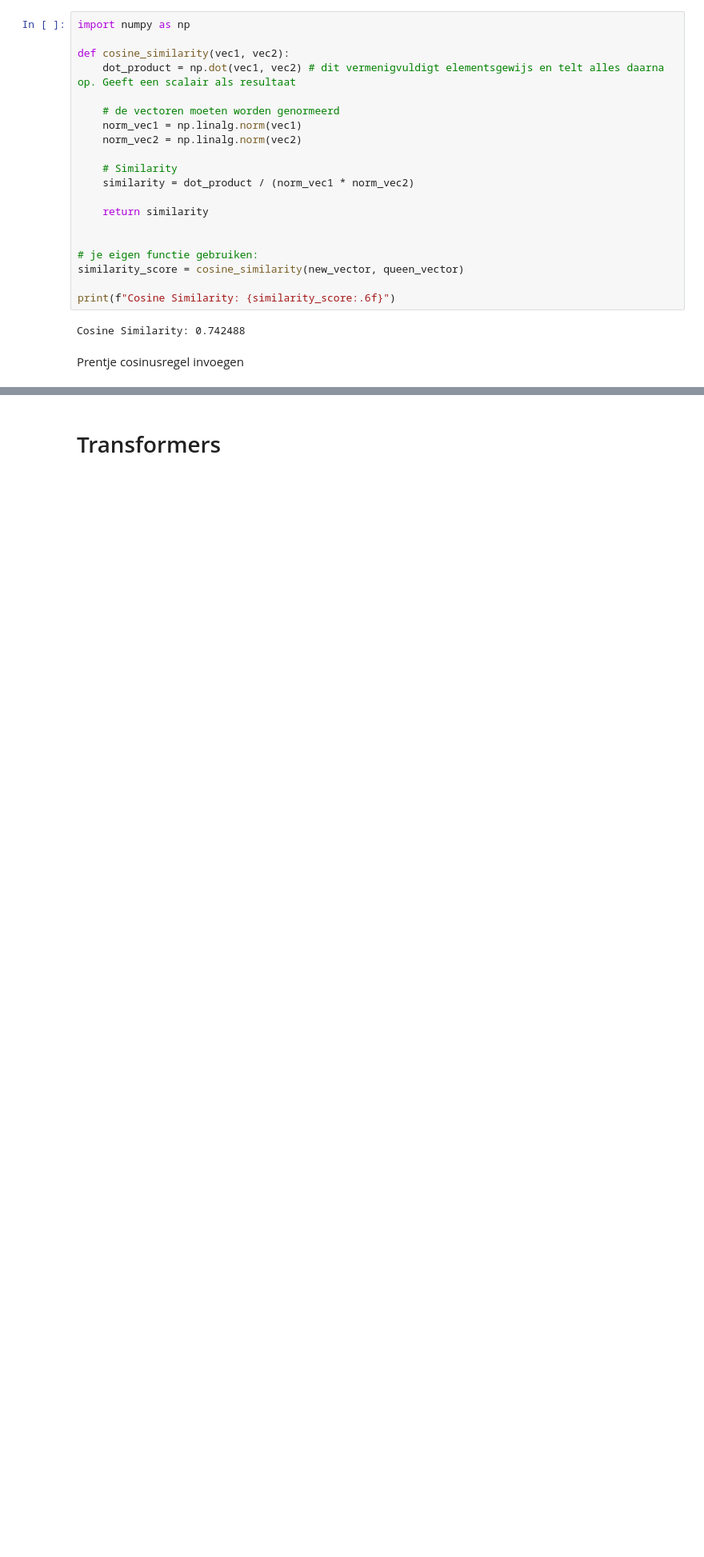
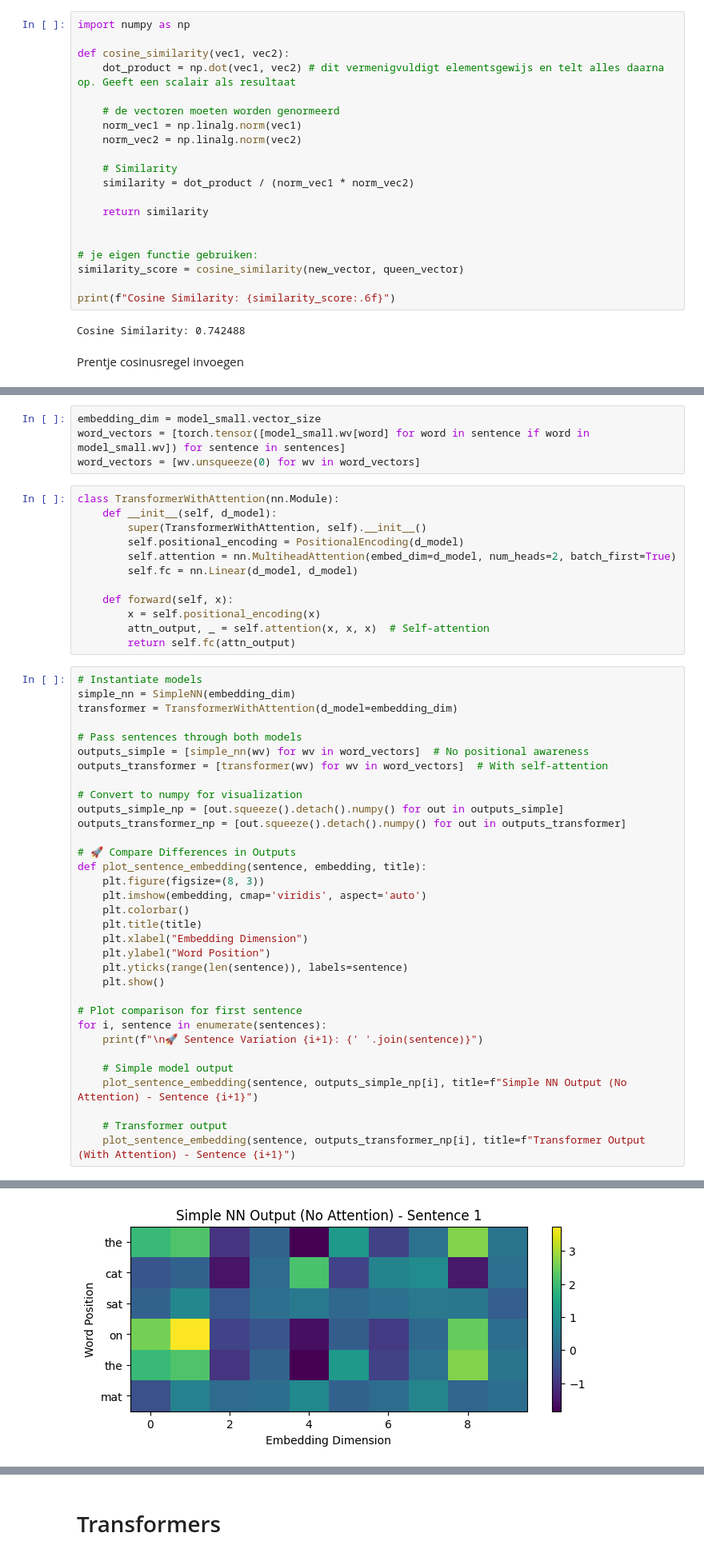
Before and after one commit to brunoruns/pix_llm, a Jupyter notebook: notebook.ipynb, the cells around one changed output, grey strips where cells are left out. Shown at 80% size. Saved outputs shown, nothing was run; the diff lists cells and outputs as text; blank space fills up the shorter version.

Commit message:
attention mechanism

```diff
--- a/notebook.ipynb
+++ b/notebook.ipynb
@@ -126,0 +277,50 @@ Prentje cosinusregel invoegen
+# %%
+embedding_dim = model_small.vector_size
+word_vectors = [torch.tensor([model_small.wv[word] for word in sentence if word in model_small.wv]) for sentence in sentences]
+word_vectors = [wv.unsqueeze(0) for wv in word_vectors]
+# %%
+class TransformerWithAttention(nn.Module):
+    def __init__(self, d_model):
+        super(TransformerWithAttention, self).__init__()
+        self.positional_encoding = PositionalEncoding(d_model)
+        self.attention = nn.MultiheadAttention(embed_dim=d_model, num_heads=2, batch_first=True)
+        self.fc = nn.Linear(d_model, d_model)
+
+    def forward(self, x):
+        x = self.positional_encoding(x)
+        attn_output, _ = self.attention(x, x, x)  # Self-attention
+        return self.fc(attn_output)
+# %%
+# Instantiate models
+simple_nn = SimpleNN(embedding_dim)
+transformer = TransformerWithAttention(d_model=embedding_dim)
+
+# Pass sentences through both models
+outputs_simple = [simple_nn(wv) for wv in word_vectors]  # No positional awareness
+outputs_transformer = [transformer(wv) for wv in word_vectors]  # With self-attention
+
+# Convert to numpy for visualization
+outputs_simple_np = [out.squeeze().detach().numpy() for out in outputs_simple]
+outputs_transformer_np = [out.squeeze().detach().numpy() for out in outputs_transformer]
+
+# 🚀 Compare Differences in Outputs
+def plot_sentence_embedding(sentence, embedding, title):
+    plt.figure(figsize=(8, 3))
+    plt.imshow(embedding, cmap='viridis', aspect='auto')
+    plt.colorbar()
+    plt.title(title)
+    plt.xlabel("Embedding Dimension")
+    plt.ylabel("Word Position")
+    plt.yticks(range(len(sentence)), labels=sentence)
+    plt.show()
+
+# Plot comparison for first sentence
+for i, sentence in enumerate(sentences):
+    print(f"\n🚀 Sentence Variation {i+1}: {' '.join(sentence)}")
+
+    # Simple model output
+    plot_sentence_embedding(sentence, outputs_simple_np[i], title=f"Simple NN Output (No Attention) - Sentence {i+1}")
+
+    # Transformer output
+    plot_sentence_embedding(sentence, outputs_transformer_np[i], title=f"Transformer Output (With Attention) - Sentence {i+1}")
+# %% [output]
@@ -126,0 +328 @@ Prentje cosinusregel invoegen
+[figure, added]
```
Also changed, not shown: parts of 19 cells of this notebook.
